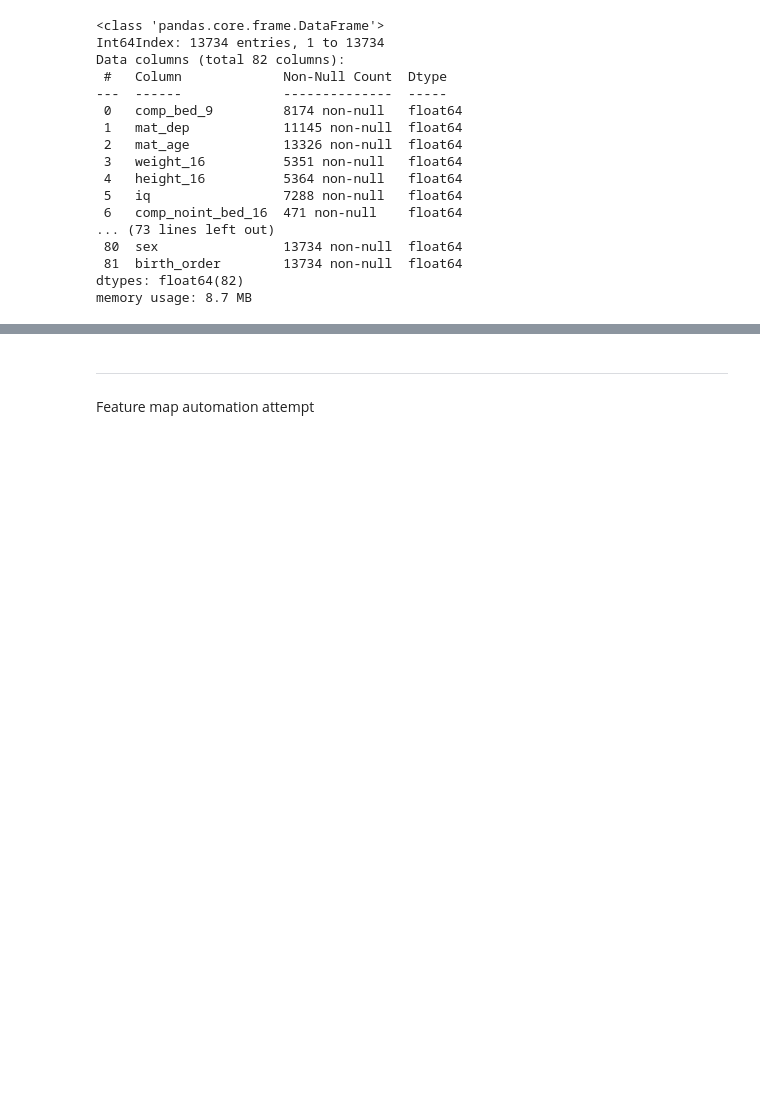
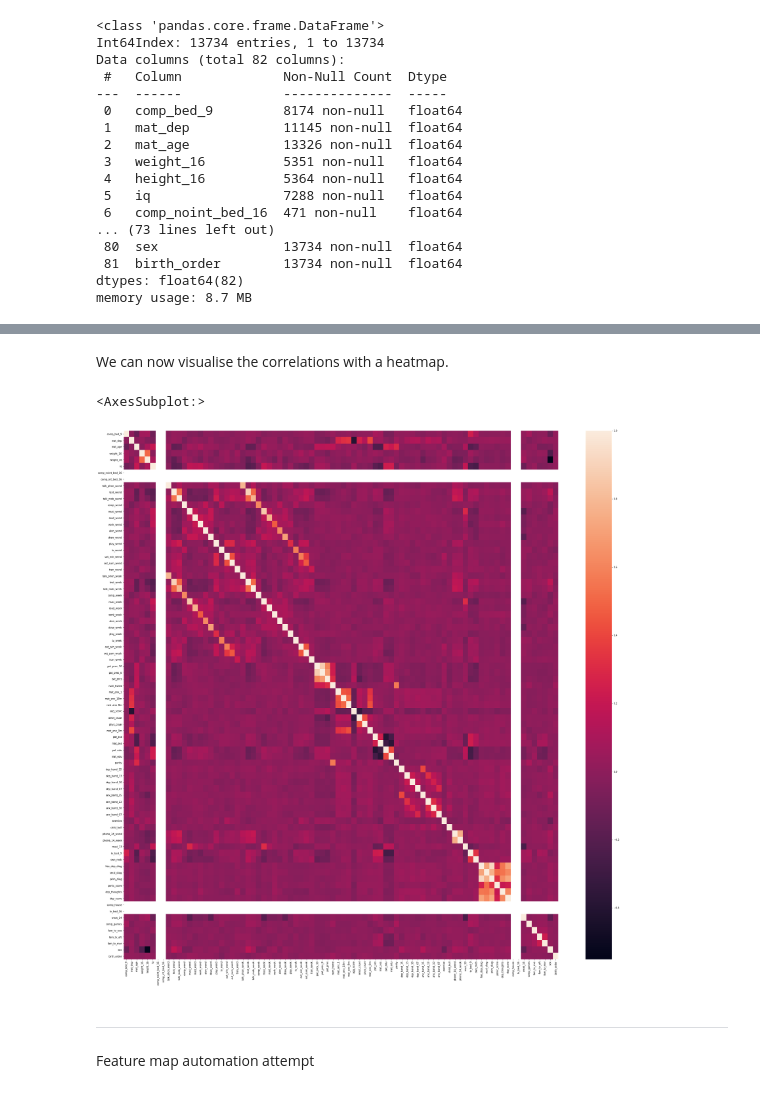
Before and after one commit to kaihulme/alspac-mhst, a Jupyter notebook: screen_time_eda.ipynb, the cells around one changed output, grey strips where cells are left out. Cells and saved outputs as stored; diff of their text form; code cells hidden in the pictures; blank space fills up the shorter version.

Commit message:
Correlation and heatmap

```diff
--- a/screen_time_eda.ipynb
+++ b/screen_time_eda.ipynb
@@ -308,0 +315,3 @@ memory usage: 8.7 MB
+# %%
+feature_corr = data_df.corr()
+feature_corr
@@ -309,3 +332,11 @@ memory usage: 8.7 MB
+# %% [markdown]
+We can now visualise the correlations with a heatmap.
+# %%
+fig = plt.figure(figsize=(40, 40))
+sns.heatmap(feature_corr)
+# %% [output]
+<AxesSubplot:>
+[figure, added]
 # %% [markdown]
 ---
 
```
Also changed, not shown: parts of 2 cells of this notebook.
